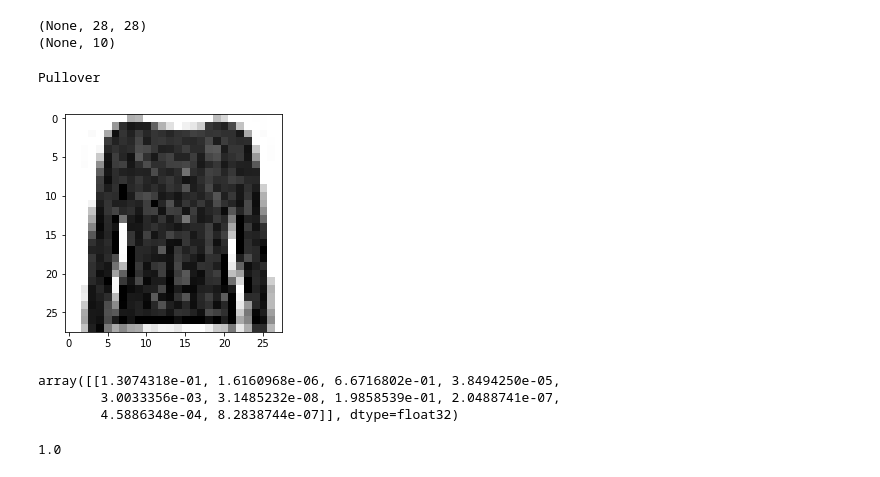
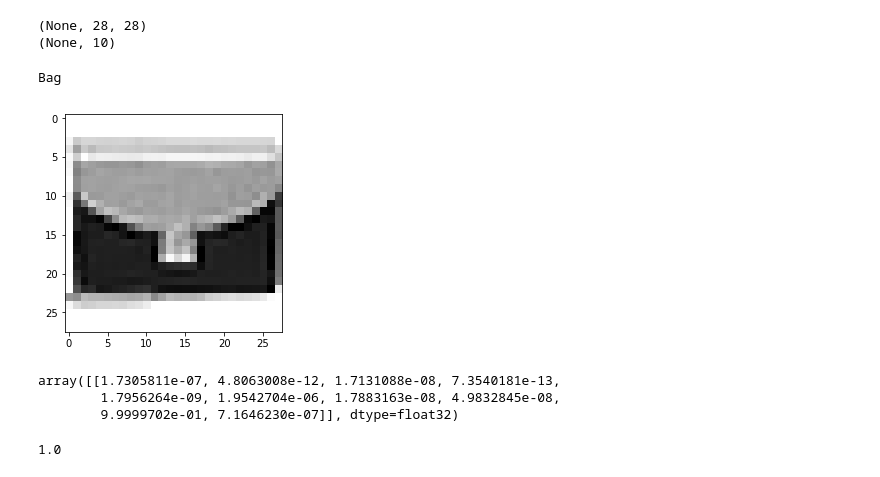
Before and after one commit to GyungHoonWon/19Spring_Phonetics, a Jupyter notebook: 14th_mnist.ipynb, the cells around one changed output. Drawn from its saved outputs; the diff is of its cells as text; code cells hidden in the pictures.

```diff
--- a/14th_mnist.ipynb
+++ b/14th_mnist.ipynb
@@ -113,23 +131,23 @@ print(model.output_shape)
 # %%
 # 28 * 28, no flatten directly!
 # Batch part, make it flexible (1 * 28 * 28)
 
 
-testID = 89
+testID = 78
 fashion_mnist = ['T-shirt/top', 'Trouser', 'Pullover', 'Dress', 'Coat',
                 'Sandal', 'Shirt', 'Sneaker', 'Bag', 'Ankle boot']
 plt.imshow(x_test[testID], cmap=plt.cm.binary)
 out = model.predict(x_test[testID].reshape(1,img_rows, img_cols)) ## inferrence
 print(fashion_mnist[np.argmax(out)])
 # %% [output]
-Pullover
+Bag
-[figure, old version]
+[figure, new version]
 # %%
 out
 # %% [output]
-array([[1.3074318e-01, 1.6160968e-06, 6.6716802e-01, 3.8494250e-05,
-        3.0033356e-03, 3.1485232e-08, 1.9858539e-01, 2.0488741e-07,
-        4.5886348e-04, 8.2838744e-07]], dtype=float32)
+array([[1.7305811e-07, 4.8063008e-12, 1.7131088e-08, 7.3540181e-13,
+        1.7956264e-09, 1.9542704e-06, 1.7883163e-08, 4.9832845e-08,
+        9.9999702e-01, 7.1646230e-07]], dtype=float32)
 # %%
 np.sum(out)
 # %% [output]
```
Also changed, not shown: parts of 7 cells of this notebook, 4 other files.
